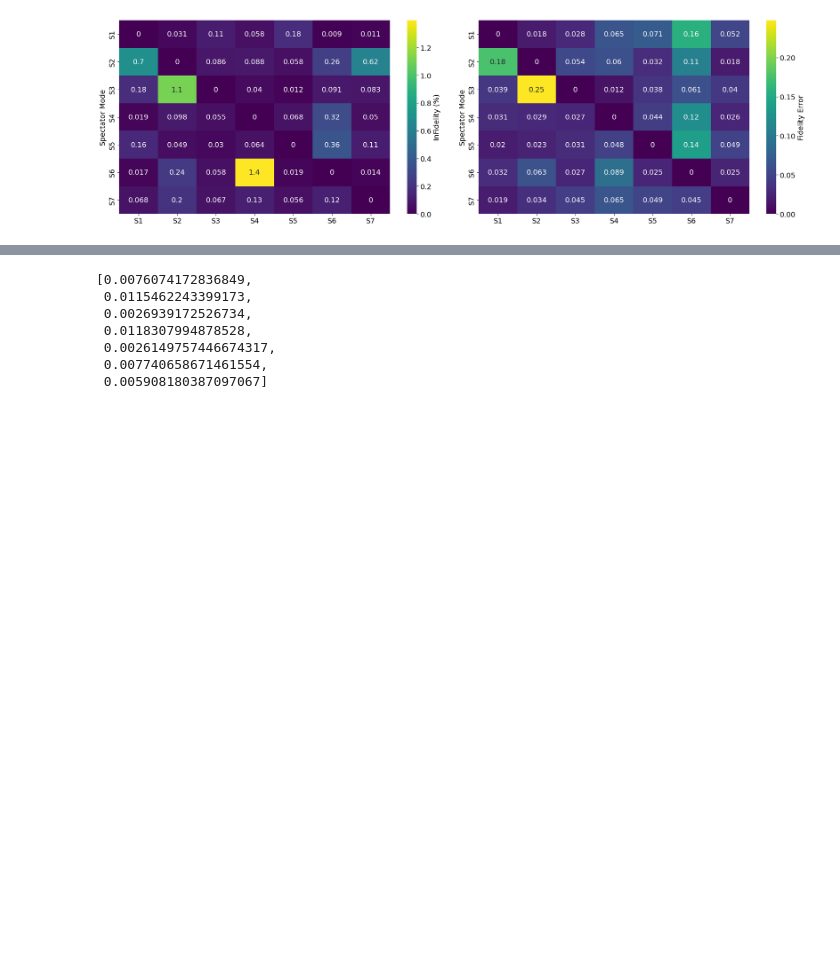
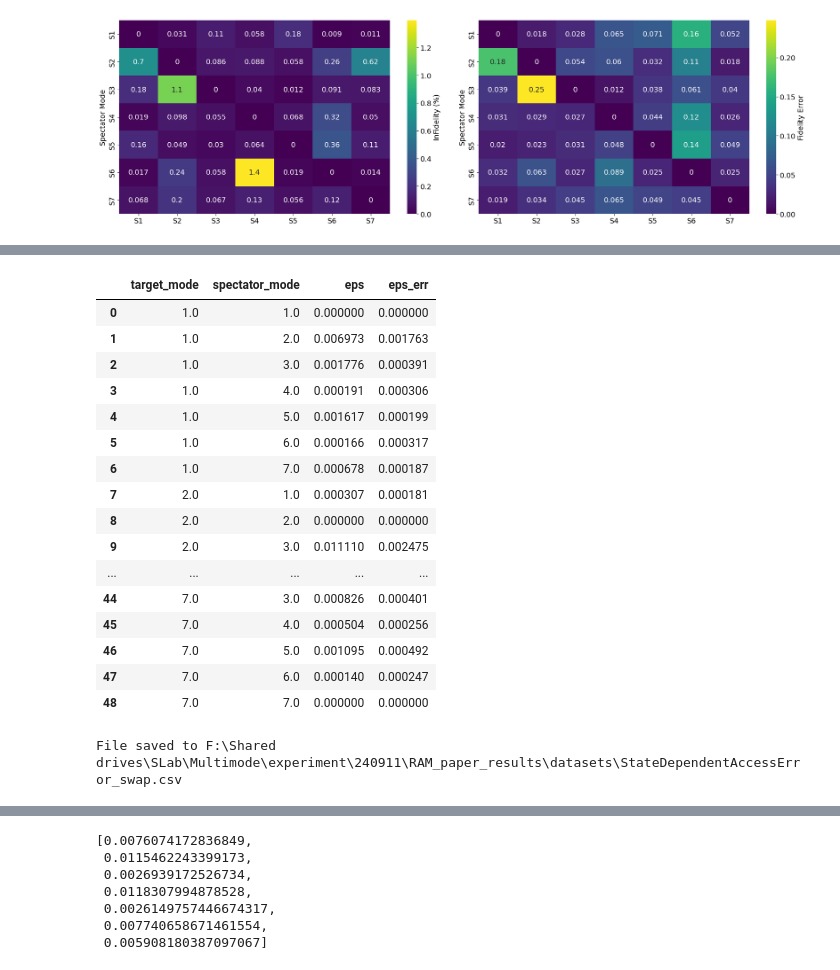
Before and after one commit to SchusterLab/multimode_expts, a Jupyter notebook: analysis_notebooks/error_budget_new.ipynb, the cells around one changed output, grey strips where cells are left out. Cells and saved outputs as stored; diff of their text form; code cells hidden in the pictures; blank space fills up the shorter version.

```diff
--- a/analysis_notebooks/error_budget_new.ipynb
+++ b/analysis_notebooks/error_budget_new.ipynb
@@ -1053,0 +1056,23 @@ plot_heatmaps(infidelities_swap, infidelities_swap_err, tick_labels, tick_labels
+# %%
+# Initialize an empty DataFrame
+results_df = pd.DataFrame(columns=['target_mode', 'spectator_mode', 'eps', 'eps_err'])
+
+eps_ar = infidelities_swap
+eps_err_ar = infidelities_swap_err
+
+target_modes = [1, 2, 3, 4, 5, 6, 7]
+spectator_modes = [1, 2, 3, 4, 5, 6, 7]
+
+# Loop through each combination of target and spectator modes
+for target_mode in target_modes:
+    for spectator_mode in spectator_modes:
+        print(f"Target Mode: {target_mode}, Spectator Mode: {spectator_mode}")
+        results_df = results_df.append({
+            'target_mode': target_mode,
+            'spectator_mode': spectator_mode,
+            'eps': eps_ar[target_mode-1][spectator_mode-1],
+            'eps_err': eps_err_ar[target_mode-1][spectator_mode-1]
+        }, ignore_index=True)
+
+# Print the results DataFrame
+print(results_df)
@@ -1053,0 +1097,34 @@ plot_heatmaps(infidelities_swap, infidelities_swap_err, tick_labels, tick_labels
+# %%
+results_df
+# %% [output]
+|  | target_mode | spectator_mode | eps | eps_err |
+| 0 | 1.0 | 1.0 | 0.000000 | 0.000000 |
+| 1 | 1.0 | 2.0 | 0.006973 | 0.001763 |
+| 2 | 1.0 | 3.0 | 0.001776 | 0.000391 |
+| 3 | 1.0 | 4.0 | 0.000191 | 0.000306 |
+| 4 | 1.0 | 5.0 | 0.001617 | 0.000199 |
+| 5 | 1.0 | 6.0 | 0.000166 | 0.000317 |
+| 6 | 1.0 | 7.0 | 0.000678 | 0.000187 |
+| 7 | 2.0 | 1.0 | 0.000307 | 0.000181 |
+| 8 | 2.0 | 2.0 | 0.000000 | 0.000000 |
+| 9 | 2.0 | 3.0 | 0.011110 | 0.002475 |
+| ... | ... | ... | ... | ... |
+| 44 | 7.0 | 3.0 | 0.000826 | 0.000401 |
+| 45 | 7.0 | 4.0 | 0.000504 | 0.000256 |
+| 46 | 7.0 | 5.0 | 0.001095 | 0.000492 |
+| 47 | 7.0 | 6.0 | 0.000140 | 0.000247 |
+| 48 | 7.0 | 7.0 | 0.000000 | 0.000000 |
+# %%
+# save the dataframe
+folder = os.path.join(data_parent, 'RAM_paper_results', 'datasets')
+file_name = 'StateDependentAccessError_swap.csv'
+file_path = os.path.join(folder, file_name)
+
+# Ensure the directory exists
+os.makedirs(folder, exist_ok=True)
+
+# Save the DataFrame to a CSV file
+results_df.to_csv(file_path, index=False)
+print('File saved to', file_path)
+# %% [output]
+File saved to F:\Shared drives\SLab\Multimode\experiment\240911\RAM_paper_results\datasets\StateDependentAccessError_swap.csv
```
Also changed, not shown: parts of 6 cells of this notebook, 3 other files.
